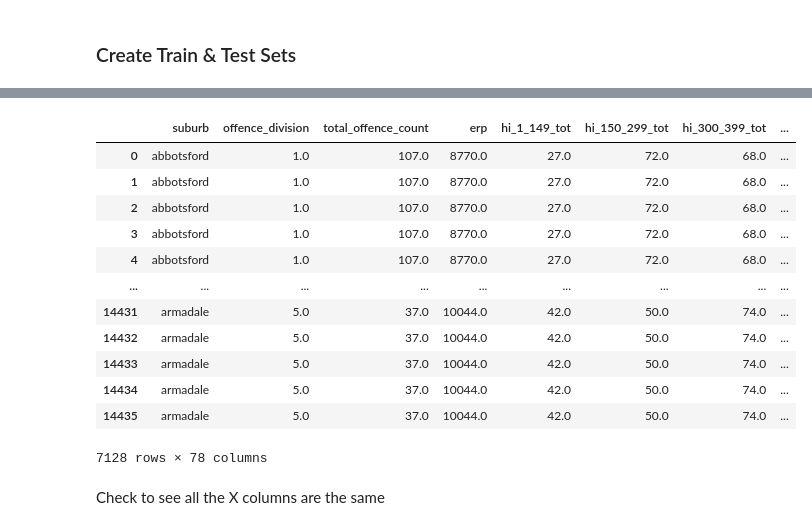
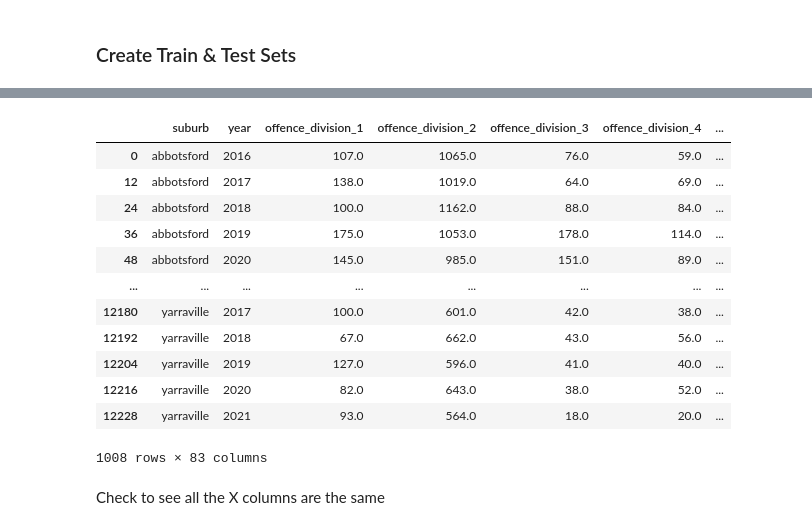
Before and after one commit to MAST30034-AppliedDataScience/project-2-group-real-estate-industry-project-15, a Jupyter notebook: notebooks/modelling.ipynb, the cells around one changed output, grey strips where cells are left out. Cells and saved outputs as stored; diff of their text form; code cells hidden in the pictures.

Commit message:
Updating to check for null vals

```diff
--- a/notebooks/modelling.ipynb
+++ b/notebooks/modelling.ipynb
@@ -95,6 +95,11 @@ def impute_sep_2024_rental_data(rental_history_df, domain_df):
     # Drop the domain-specific columns used for imputation
     merged_df.drop(columns=['sep_median_domain', 'year_domain'], inplace=True)
 
+    # Filter the dataframe to keep only the suburbs that appear 9 or more times
+    suburb_counts = merged_df['suburb'].value_counts()
+    suburbs_to_keep = suburb_counts[suburb_counts >= 9].index
+    merged_df = merged_df[merged_df['suburb'].isin(suburbs_to_keep)]
+
     # Drop the sep_median column from the domain DataFrame
     domain_df = domain_df.drop(columns=['year', 'sep_median', 'num_properties'], errors='ignore')
 
@@ -108,5 +113,3 @@ two_bed_house, domain_two_bed_house = impute_sep_2024_rental_data(two_bed_house,
 three_bed_house, domain_three_bed_house = impute_sep_2024_rental_data(three_bed_house, domain_three_bed_house)
 four_bed_house, domain_four_bed_house = impute_sep_2024_rental_data(four_bed_house, domain_four_bed_house)
 all_properties, domain_all_properties = impute_sep_2024_rental_data(all_properties, domain_all_properties)
-
-domain_one_bed_flat.isnull().sum()
@@ -247,9 +245,13 @@ three_bed_house_merged = clean_suburb_cols(three_bed_house_merged)
 four_bed_house_merged = clean_suburb_cols(four_bed_house_merged)
 all_properties_merged = clean_suburb_cols(all_properties_merged)
 
-#----- Manually Check Null
-missing_values = one_bed_flat_merged.isnull().sum()
-columns_with_missing_values = missing_values[missing_values > 0]
+#----- DO THIS FOR ALLLLLLLLLLL
+# Define the columns to check for NaN values
+median_columns = ['dec_median', 'jun_median', 'mar_median', 'sep_median']
 
-columns_with_missing_values
+# Drop rows where year is less than 2025 and NaN values exist in any of the median columns
+one_bed_flat_merged = one_bed_flat_merged[~((one_bed_flat_merged['year'] < 2025) & (one_bed_flat_merged[median_columns].isnull().any(axis=1)))]
+
+# Display the cleaned dataframe
+print(one_bed_flat_merged)
 # %% [output]
@@ -292,10 +306,16 @@ def train_val_test_sets(df):
     test_years = range(2025, 2028)
 
     # Columns to include in X (specific to the years) and y splits
-    feature_year_cols = ['suburb', 'year', 'offence_division', 'total_offence_count', 'erp']
+    feature_year_cols = ['suburb', 'year', 'offence_division_1', 'offence_division_2', 'offence_division_3', 'offence_division_4', 'offence_division_5', 'offence_division_6', 'erp']
     target_columns = ['dec_median', 'jun_median', 'mar_median', 'sep_median']
 
-    # Split featurex (specific to the years) and target data
+    # Add the income columns that start with 'hi_' and end with '_tot' using regex
+    regex_pattern = r'^hi_.*_tot$'
+    hi_tot_cols = df.filter(regex=regex_pattern).columns.tolist()
+    # Combine to the feature_year_cols
+    feature_year_cols += hi_tot_cols
+
+    # Split features (specific to the years) and target data
     X = df[feature_year_cols]
     y = df[target_columns]
 
@@ -320,18 +340,21 @@ def train_val_test_sets(df):
     X_test = X_test.merge(other_data, on='suburb', how='left')
 
     # Drop 'suburb' and 'year' from the feature sets
-    X_train = X_train.drop(columns=['suburb', 'year'])
+    #X_train = X_train.drop(columns=['suburb', 'year'])
     X_val = X_val.drop(columns=['suburb', 'year'])
     X_test = X_test.drop(columns=['suburb', 'year'])
 
-    # Remove rows with NaN values in y_train and y_val
-    valid_train_indices = y_train.dropna().index
-    X_train = X_train.loc[valid_train_indices]
-    y_train = y_train.loc[valid_train_indices]
+    print(y_train.isnull().sum())
 
-    valid_val_indices = y_val.dropna().index
-    X_val = X_val.loc[valid_val_indices]
-    y_val = y_val.loc[valid_val_indices]
+    # # Remove rows with NaN values in y_train and X_train
+    # valid_train_indices = y_train.dropna().index
+    # X_train = X_train.loc[valid_train_indices]
+    # y_train = y_train.loc[valid_train_indices]
+
+    # # Remove rows with NaN values in y_val and X_val
+    # valid_val_indices = y_val.dropna().index
+    # X_val = X_val.loc[valid_val_indices]
+    # y_val = y_val.loc[valid_val_indices]
 
     return X_train, X_val, X_test, y_train, y_val, y_test
 
@@ -344,5 +367,5 @@ X_train_three_bed_house, X_val_three_bed_house, X_test_three_bed_house, y_train_
 X_train_four_bed_house, X_val_four_bed_house, X_test_four_bed_house, y_train_four_bed_house, y_val_four_bed_house, y_test_four_bed_house = train_val_test_sets(four_bed_house_merged)
 X_train_all_properties, X_val_all_properties, X_test_all_properties, y_train_all_properties, y_val_all_properties, y_test_all_properties = train_val_test_sets(all_properties_merged)
 
-X_train_all_properties
+X_train_two_bed.drop_duplicates()
 # %% [output]
@@ -349,16 +389,16 @@ X_train_all_properties
-|  | suburb | offence_division | total_offence_count | erp | hi_1_149_tot | hi_150_299_tot | hi_300_399_tot | ... |
-| 0 | abbotsford | 1.0 | 107.0 | 8770.0 | 27.0 | 72.0 | 68.0 | ... |
-| 1 | abbotsford | 1.0 | 107.0 | 8770.0 | 27.0 | 72.0 | 68.0 | ... |
-| 2 | abbotsford | 1.0 | 107.0 | 8770.0 | 27.0 | 72.0 | 68.0 | ... |
-| 3 | abbotsford | 1.0 | 107.0 | 8770.0 | 27.0 | 72.0 | 68.0 | ... |
-| 4 | abbotsford | 1.0 | 107.0 | 8770.0 | 27.0 | 72.0 | 68.0 | ... |
-| ... | ... | ... | ... | ... | ... | ... | ... | ... |
-| 14431 | armadale | 5.0 | 37.0 | 10044.0 | 42.0 | 50.0 | 74.0 | ... |
-| 14432 | armadale | 5.0 | 37.0 | 10044.0 | 42.0 | 50.0 | 74.0 | ... |
-| 14433 | armadale | 5.0 | 37.0 | 10044.0 | 42.0 | 50.0 | 74.0 | ... |
-| 14434 | armadale | 5.0 | 37.0 | 10044.0 | 42.0 | 50.0 | 74.0 | ... |
-| 14435 | armadale | 5.0 | 37.0 | 10044.0 | 42.0 | 50.0 | 74.0 | ... |
+|  | suburb | year | offence_division_1 | offence_division_2 | offence_division_3 | offence_division_4 | ... |
+| 0 | abbotsford | 2016 | 107.0 | 1065.0 | 76.0 | 59.0 | ... |
+| 12 | abbotsford | 2017 | 138.0 | 1019.0 | 64.0 | 69.0 | ... |
+| 24 | abbotsford | 2018 | 100.0 | 1162.0 | 88.0 | 84.0 | ... |
+| 36 | abbotsford | 2019 | 175.0 | 1053.0 | 178.0 | 114.0 | ... |
+| 48 | abbotsford | 2020 | 145.0 | 985.0 | 151.0 | 89.0 | ... |
+| ... | ... | ... | ... | ... | ... | ... | ... |
+| 12180 | yarraville | 2017 | 100.0 | 601.0 | 42.0 | 38.0 | ... |
+| 12192 | yarraville | 2018 | 67.0 | 662.0 | 43.0 | 56.0 | ... |
+| 12204 | yarraville | 2019 | 127.0 | 596.0 | 41.0 | 40.0 | ... |
+| 12216 | yarraville | 2020 | 82.0 | 643.0 | 38.0 | 52.0 | ... |
+| 12228 | yarraville | 2021 | 93.0 | 564.0 | 18.0 | 20.0 | ... |
-7128 rows × 78 columns
+1008 rows × 83 columns
 # %% [markdown]
 Check to see all the X columns are the same
 # %%
```
Also changed, not shown: parts of 9 cells of this notebook, 1 other file.
